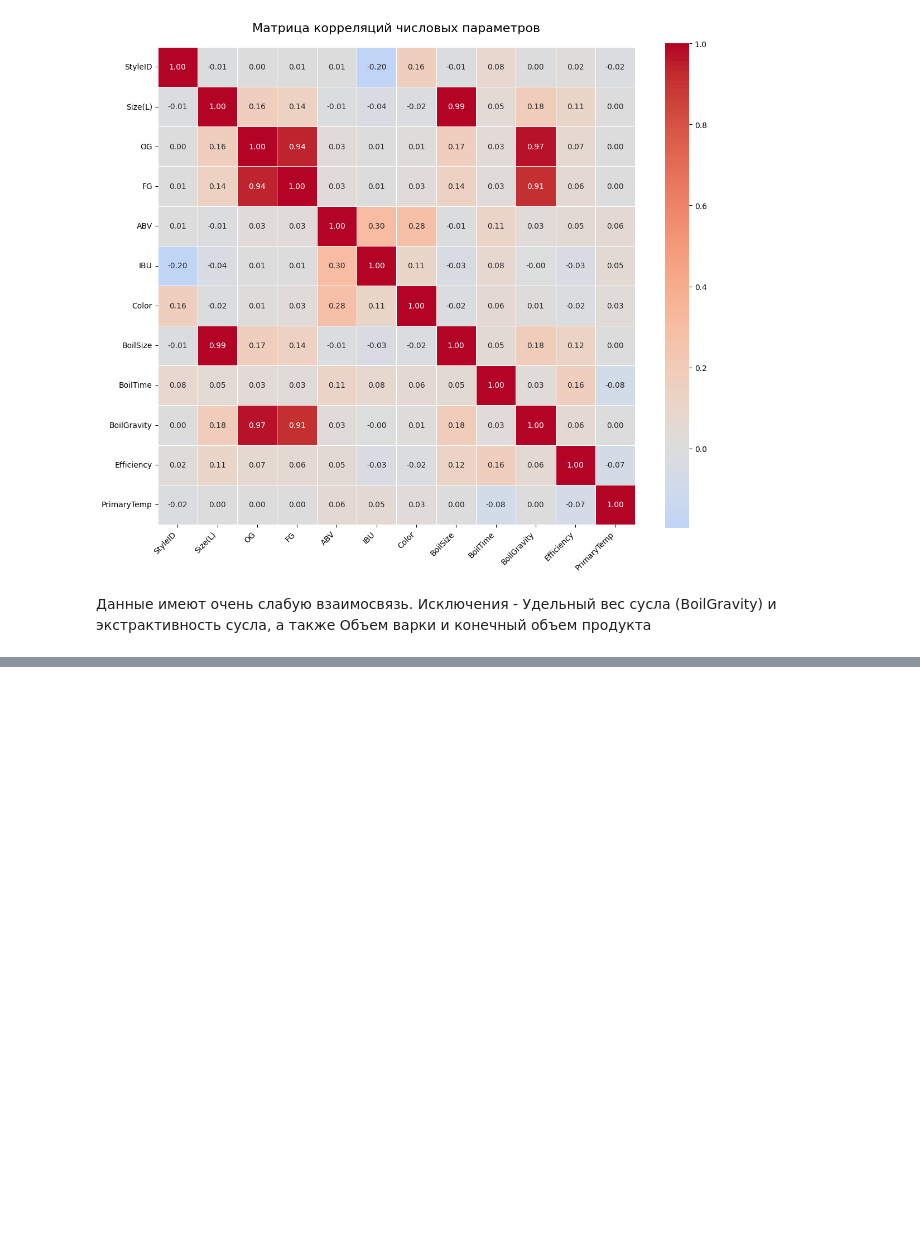
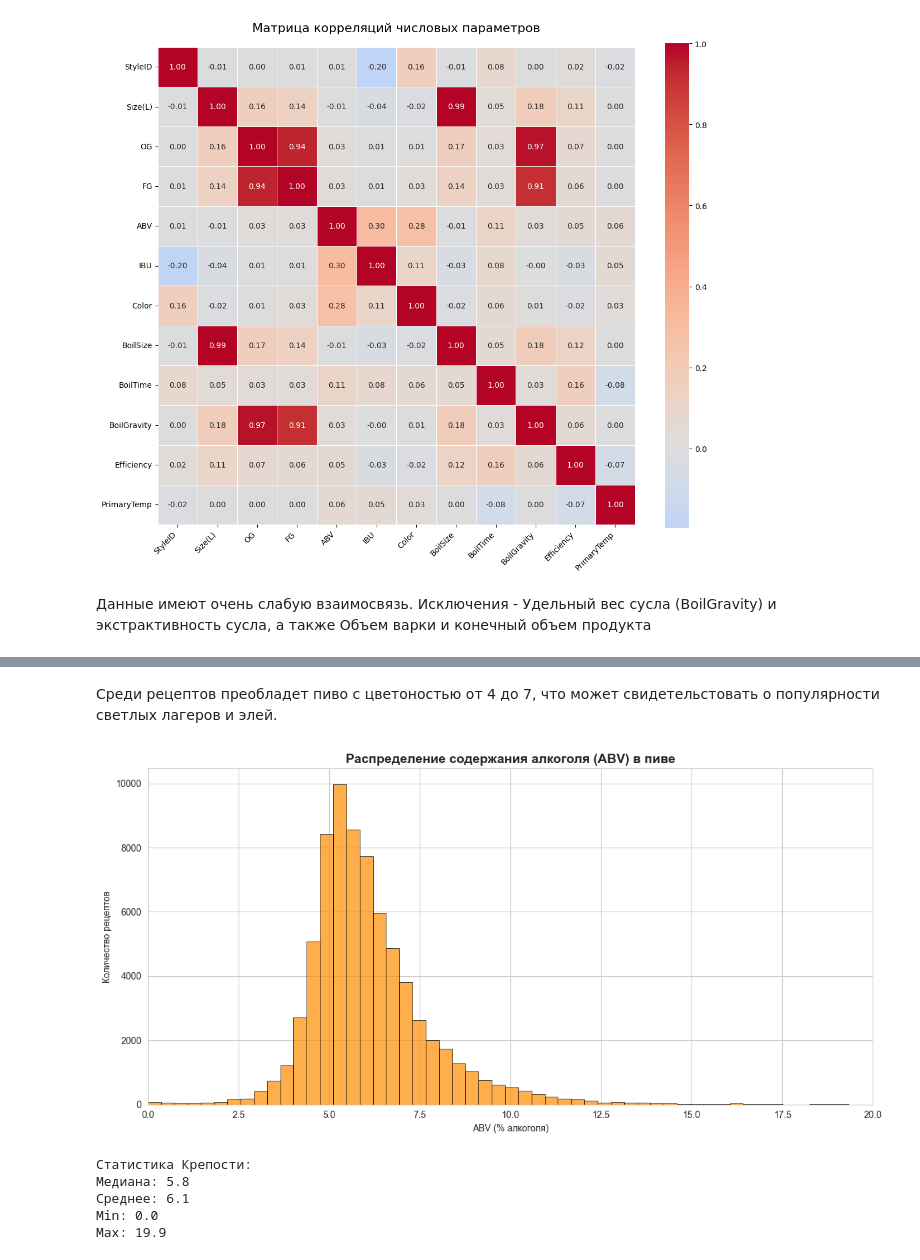
Before and after one commit to Makavkos/Engineering-Data-Management, a Jupyter notebook: EDA notebook/EDA.ipynb, the cells around one changed output, grey strips where cells are left out. Cells and saved outputs as stored; diff of their text form; code cells hidden in the pictures; blank space fills up the shorter version.

```diff
--- a/EDA notebook/EDA.ipynb
+++ b/EDA notebook/EDA.ipynb
@@ -345,0 +377,36 @@ plt.show()
+# %% [markdown]
+Среди рецептов преобладет пиво с цветоностью от 4 до 7, что может свидетельстовать о популярности светлых лагеров и элей.
+# %%
+import seaborn as sns
+import matplotlib.pyplot as plt
+
+# Настройка стиля
+sns.set_style("whitegrid")
+
+# Создаем гистограмму ABV
+plt.figure(figsize=(12, 6))
+sns.histplot(data=clean_data, x='ABV', bins=150,
+             color='darkorange', alpha=0.7, edgecolor='black', linewidth=0.5)
+
+plt.title('Распределение содержания алкоголя (ABV) в пиве',
+          fontsize=14, fontweight='bold')
+plt.xlabel('ABV (% алкоголя)')
+plt.ylabel('Количество рецептов')
+plt.xlim(0, 20)
+plt.tight_layout()
+plt.show()
+
+# Вывод статистики
+filtered_data = clean_data[clean_data['ABV'] <= 20]
+print(f"Статистика Крепости:")
+print(f"Медиана: {filtered_data['ABV'].median():.1f}")
+print(f"Среднее: {filtered_data['ABV'].mean():.1f}")
+print(f"Min: {filtered_data['ABV'].min():.1f}")
+print(f"Max: {filtered_data['ABV'].max():.1f}")
+# %% [output]
+[figure, added]
+Статистика Крепости:
+Медиана: 5.8
+Среднее: 6.1
+Min: 0.0
+Max: 19.9
```
Also changed, not shown: parts of 5 cells of this notebook.
